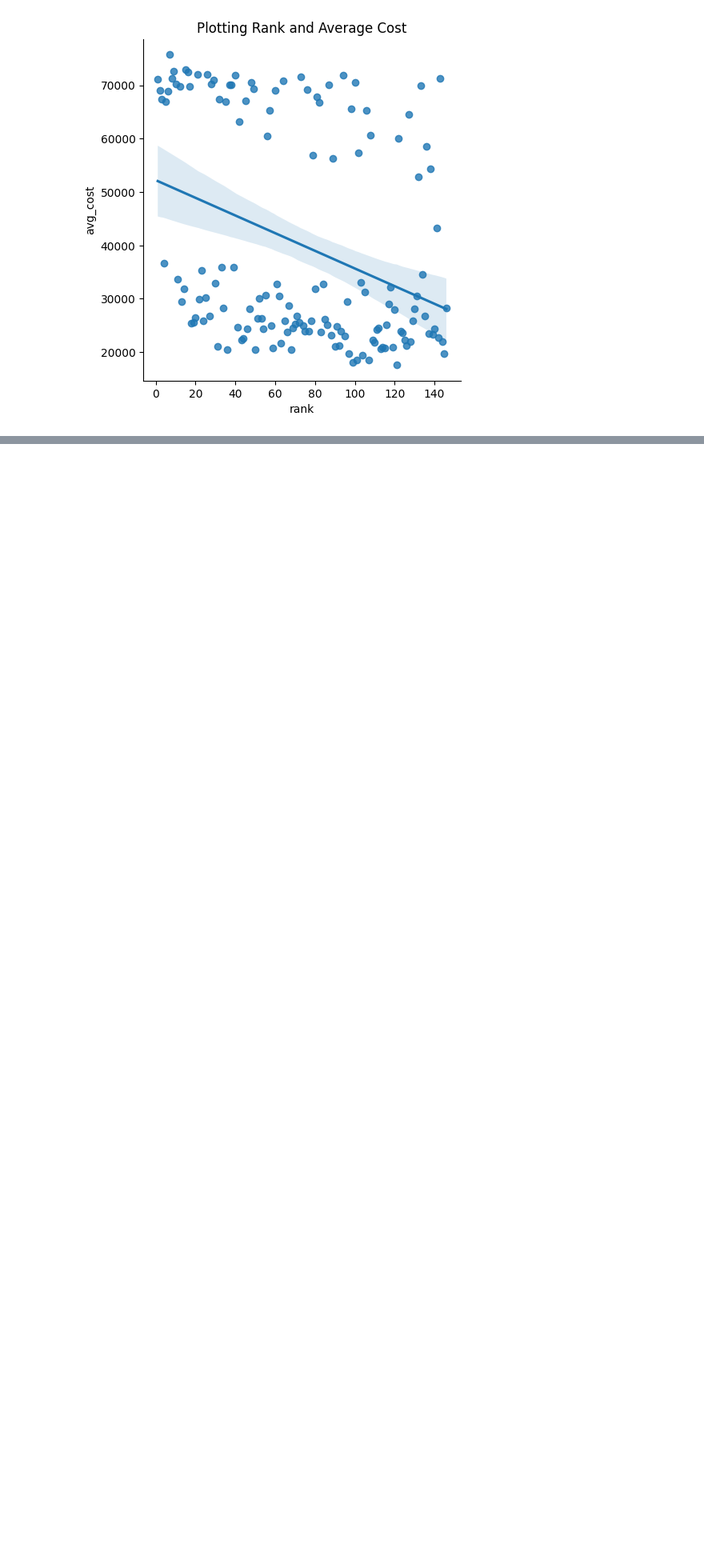
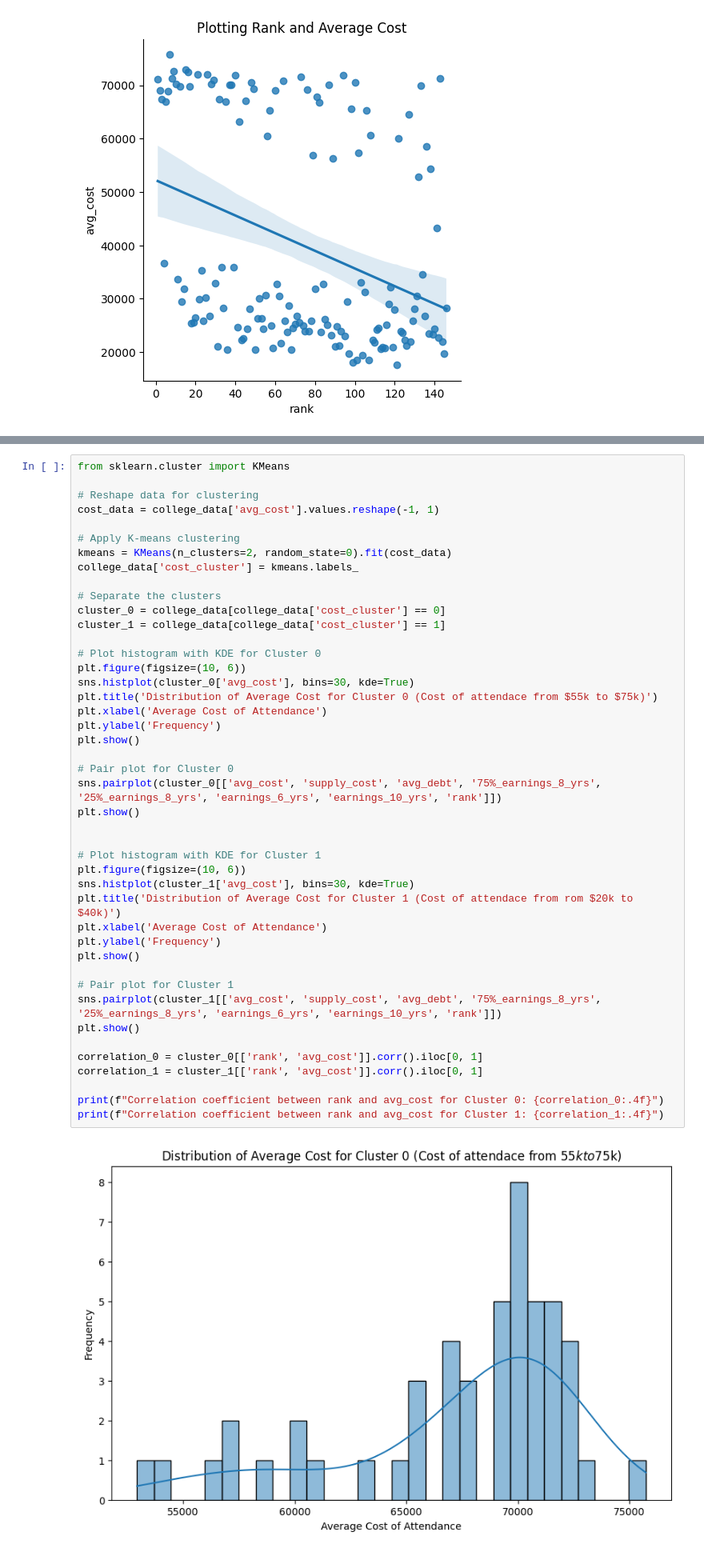
Before and after one commit to b4tan/College-Rank-and-Career-Success, a Jupyter notebook: EDACheckpoint_group067.ipynb, the cells around one changed output, grey strips where cells are left out. Shown at 80% size. Cells and saved outputs as stored; diff of their text form; blank space fills up the shorter version.

```diff
--- a/EDACheckpoint_group067.ipynb
+++ b/EDACheckpoint_group067.ipynb
@@ -344,0 +347,46 @@ Correlation Coefficient (rank vs avg_cost): -0.3430788802989724
+# %%
+from sklearn.cluster import KMeans
+
+# Reshape data for clustering
+cost_data = college_data['avg_cost'].values.reshape(-1, 1)
+
+# Apply K-means clustering
+kmeans = KMeans(n_clusters=2, random_state=0).fit(cost_data)
+college_data['cost_cluster'] = kmeans.labels_
+
+# Separate the clusters
+cluster_0 = college_data[college_data['cost_cluster'] == 0]
+cluster_1 = college_data[college_data['cost_cluster'] == 1]
+
+# Plot histogram with KDE for Cluster 0
+plt.figure(figsize=(10, 6))
+sns.histplot(cluster_0['avg_cost'], bins=30, kde=True)
+plt.title('Distribution of Average Cost for Cluster 0 (Cost of attendace from $55k to $75k)')
+plt.xlabel('Average Cost of Attendance')
+plt.ylabel('Frequency')
+plt.show()
+
+# Pair plot for Cluster 0
+sns.pairplot(cluster_0[['avg_cost', 'supply_cost', 'avg_debt', '75%_earnings_8_yrs', '25%_earnings_8_yrs', 'earnings_6_yrs', 'earnings_10_yrs', 'rank']])
+plt.show()
+
+
+# Plot histogram with KDE for Cluster 1
+plt.figure(figsize=(10, 6))
+sns.histplot(cluster_1['avg_cost'], bins=30, kde=True)
+plt.title('Distribution of Average Cost for Cluster 1 (Cost of attendace from rom $20k to $40k)')
+plt.xlabel('Average Cost of Attendance')
+plt.ylabel('Frequency')
+plt.show()
+
+# Pair plot for Cluster 1
+sns.pairplot(cluster_1[['avg_cost', 'supply_cost', 'avg_debt', '75%_earnings_8_yrs', '25%_earnings_8_yrs', 'earnings_6_yrs', 'earnings_10_yrs', 'rank']])
+plt.show()
+
+correlation_0 = cluster_0[['rank', 'avg_cost']].corr().iloc[0, 1]
+correlation_1 = cluster_1[['rank', 'avg_cost']].corr().iloc[0, 1]
+
+print(f"Correlation coefficient between rank and avg_cost for Cluster 0: {correlation_0:.4f}")
+print(f"Correlation coefficient between rank and avg_cost for Cluster 1: {correlation_1:.4f}")
+# %% [output]
+[figure, added]
```
Also changed, not shown: parts of 2 cells of this notebook, 1 other file.
